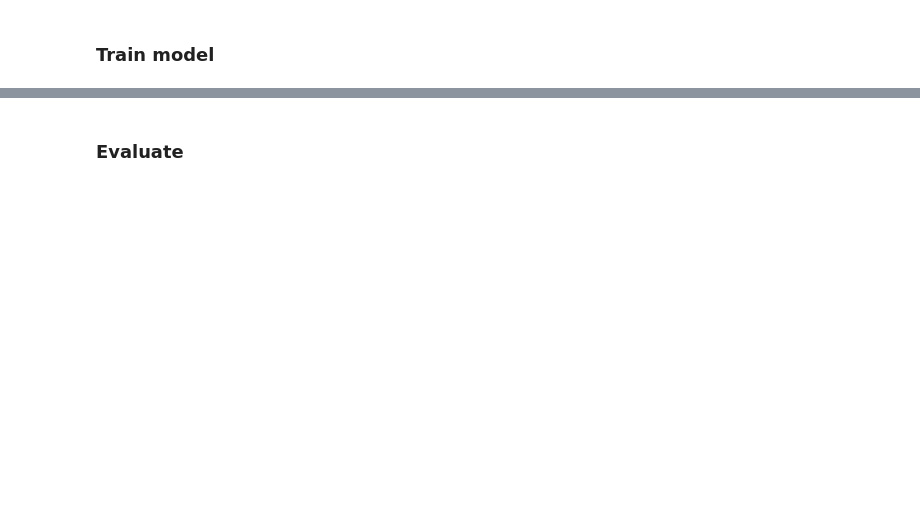
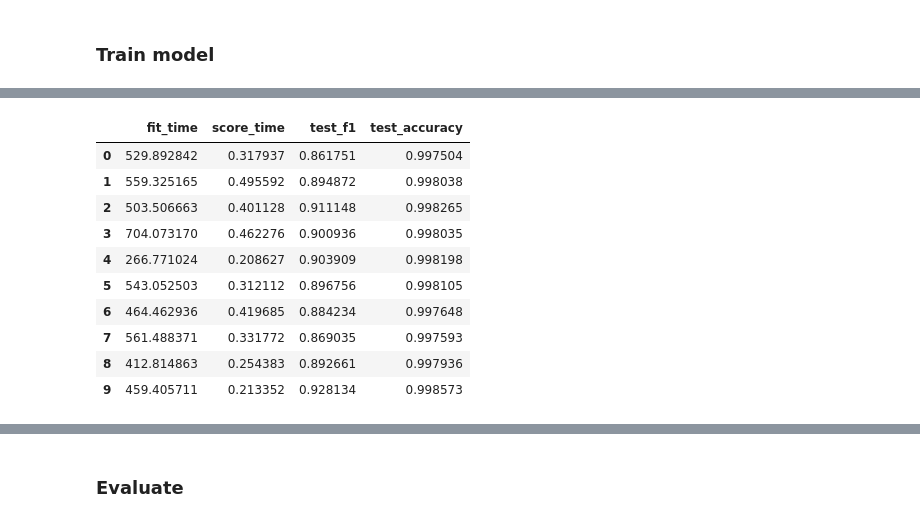
Before and after one commit to GabrielSandoval/plentina, a Jupyter notebook: notebooks/Train.ipynb, the cells around one changed output, grey strips where cells are left out. Drawn from its saved outputs; the diff is of its cells as text; code cells hidden in the pictures; blank space fills up the shorter version.

```diff
--- a/notebooks/Train.ipynb
+++ b/notebooks/Train.ipynb
@@ -137,0 +146,21 @@ Training loss did not improve more than tol=0.000100 for 10 consecutive epochs.
+# %%
+from sklearn.model_selection import KFold, cross_validate
+
+kfold = KFold(n_splits=10, shuffle=True)
+model = MLPClassifier(hidden_layer_sizes=(8,16,16,8), max_iter=50, alpha=1e-5, solver='adam')
+scores = cross_validate(model, X_train_both, y_train_both, cv=kfold, scoring=['f1', 'accuracy'])
+model = model.fit(X_train_both, y_train_both)
+results = pd.DataFrame(scores)
+results
+# %% [output]
+|  | fit_time | score_time | test_f1 | test_accuracy |
+| 0 | 529.892842 | 0.317937 | 0.861751 | 0.997504 |
+| 1 | 559.325165 | 0.495592 | 0.894872 | 0.998038 |
+| 2 | 503.506663 | 0.401128 | 0.911148 | 0.998265 |
+| 3 | 704.073170 | 0.462276 | 0.900936 | 0.998035 |
+| 4 | 266.771024 | 0.208627 | 0.903909 | 0.998198 |
+| 5 | 543.052503 | 0.312112 | 0.896756 | 0.998105 |
+| 6 | 464.462936 | 0.419685 | 0.884234 | 0.997648 |
+| 7 | 561.488371 | 0.331772 | 0.869035 | 0.997593 |
+| 8 | 412.814863 | 0.254383 | 0.892661 | 0.997936 |
+| 9 | 459.405711 | 0.213352 | 0.928134 | 0.998573 |
```
Also changed, not shown: parts of 12 cells of this notebook, 7 other files.
